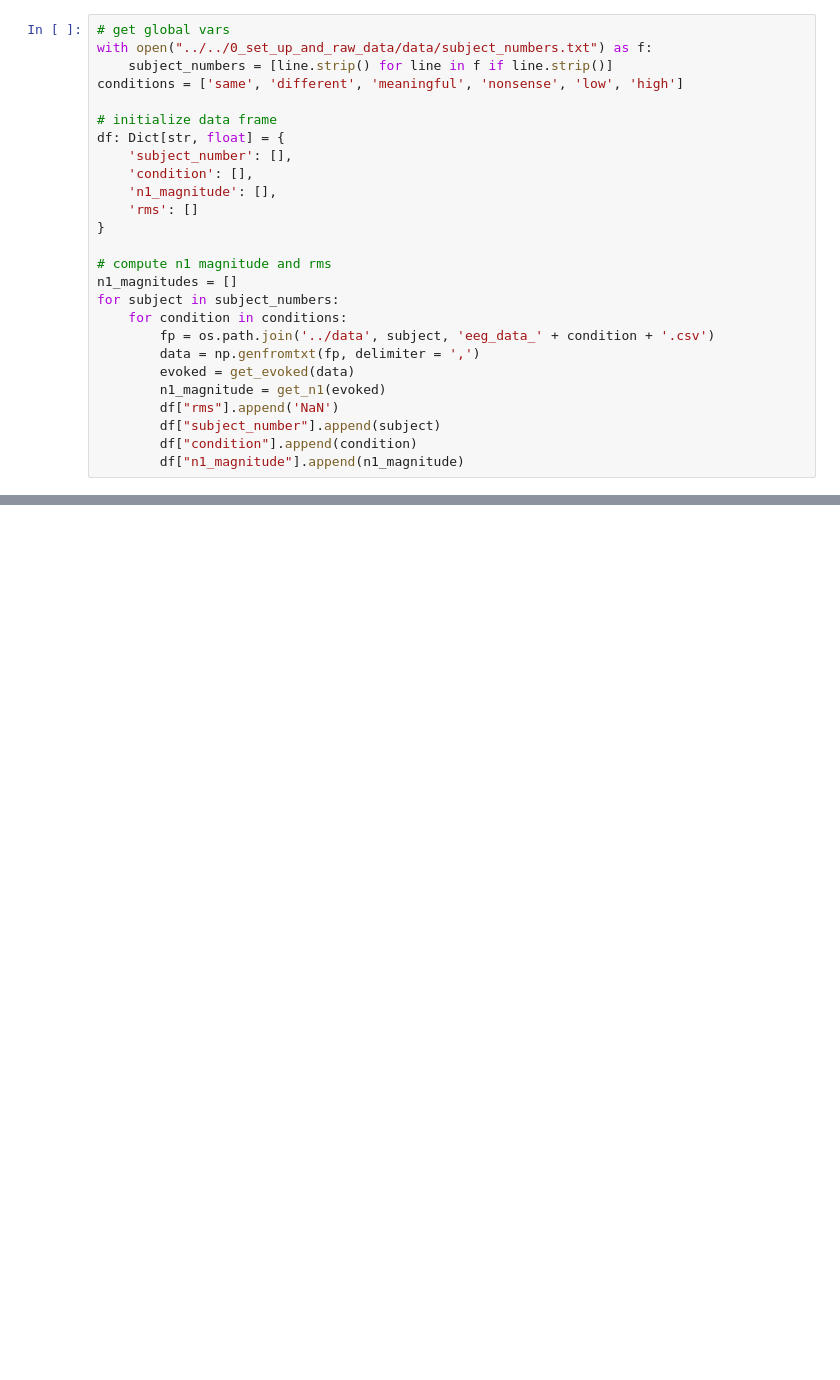
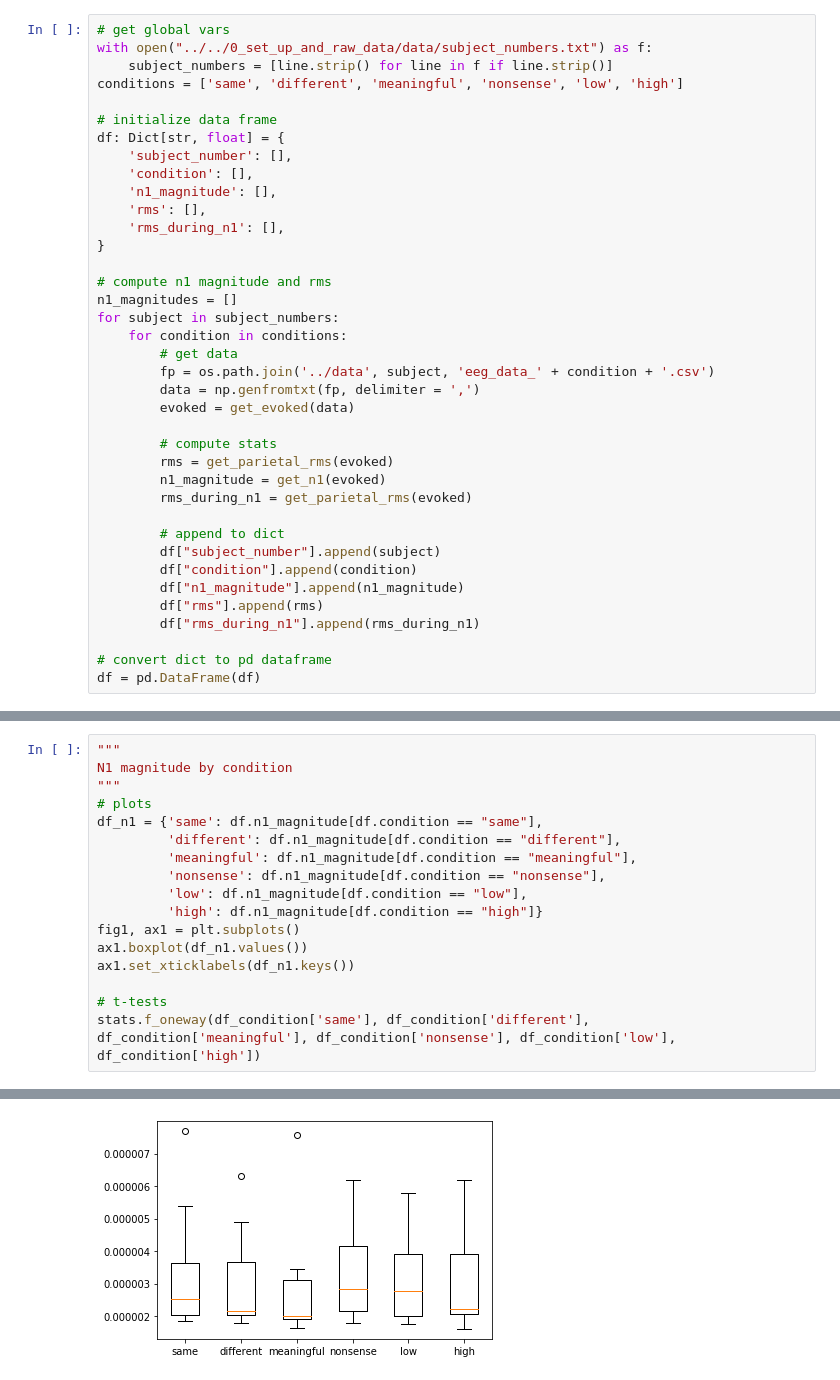
Before and after one commit to letitiayhho/talker_change_data_processing, a Jupyter notebook: 9_N1_RMS/src/n1.ipynb, the cells around one changed output, grey strips where cells are left out. Drawn from its saved outputs; the diff is of its cells as text; blank space fills up the shorter version.

Commit message:
Plot boxplots and find lin reg between n1 and rms

```diff
--- a/9_N1_RMS/src/n1.ipynb
+++ b/9_N1_RMS/src/n1.ipynb
@@ -45,19 +57,31 @@ df: Dict[str, float] = {
     'subject_number': [],
     'condition': [],
     'n1_magnitude': [],
-    'rms': []
+    'rms': [],
+    'rms_during_n1': [],
 }
 
 # compute n1 magnitude and rms
 n1_magnitudes = []
 for subject in subject_numbers:
     for condition in conditions:
+        # get data
         fp = os.path.join('../data', subject, 'eeg_data_' + condition + '.csv')
         data = np.genfromtxt(fp, delimiter = ',')
         evoked = get_evoked(data)
+
+        # compute stats
+        rms = get_parietal_rms(evoked)
         n1_magnitude = get_n1(evoked)
-        df["rms"].append('NaN')
+        rms_during_n1 = get_parietal_rms(evoked)
+
+        # append to dict
         df["subject_number"].append(subject)
         df["condition"].append(condition)
         df["n1_magnitude"].append(n1_magnitude)
+        df["rms"].append(rms)
+        df["rms_during_n1"].append(rms_during_n1)
+
+# convert dict to pd dataframe
+df = pd.DataFrame(df)
 # %% [output]
@@ -83,0 +105,18 @@ Setting up low-pass filter at 30 Hz
+# %%
+"""
+N1 magnitude by condition
+"""
+# plots
+df_n1 = {'same': df.n1_magnitude[df.condition == "same"],
+         'different': df.n1_magnitude[df.condition == "different"],
+         'meaningful': df.n1_magnitude[df.condition == "meaningful"],
+         'nonsense': df.n1_magnitude[df.condition == "nonsense"],
+         'low': df.n1_magnitude[df.condition == "low"],
+         'high': df.n1_magnitude[df.condition == "high"]}
+fig1, ax1 = plt.subplots()
+ax1.boxplot(df_n1.values())
+ax1.set_xticklabels(df_n1.keys())
+
+# t-tests
+stats.f_oneway(df_condition['same'], df_condition['different'], df_condition['meaningful'], df_condition['nonsense'], df_condition['low'], df_condition['high'])
+# %% [output]
@@ -83,0 +124 @@ Setting up low-pass filter at 30 Hz
+[figure, added]
```
Also changed, not shown: parts of 9 cells of this notebook.
